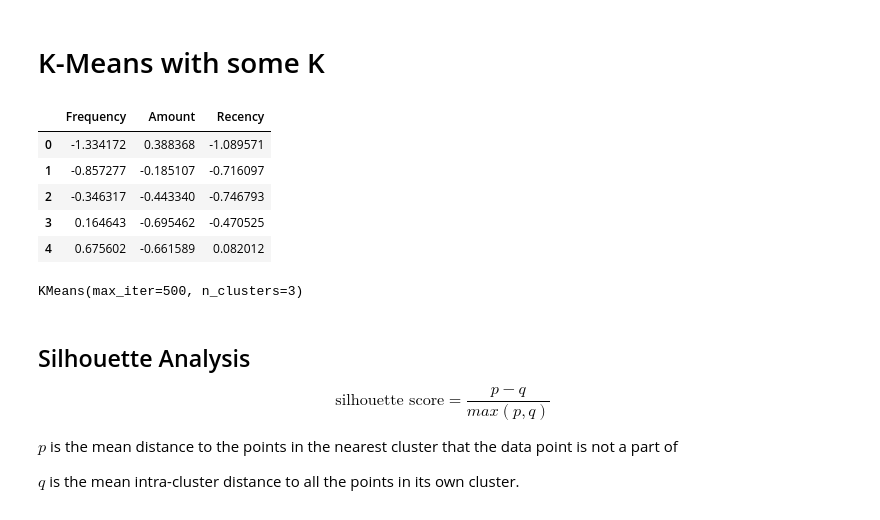
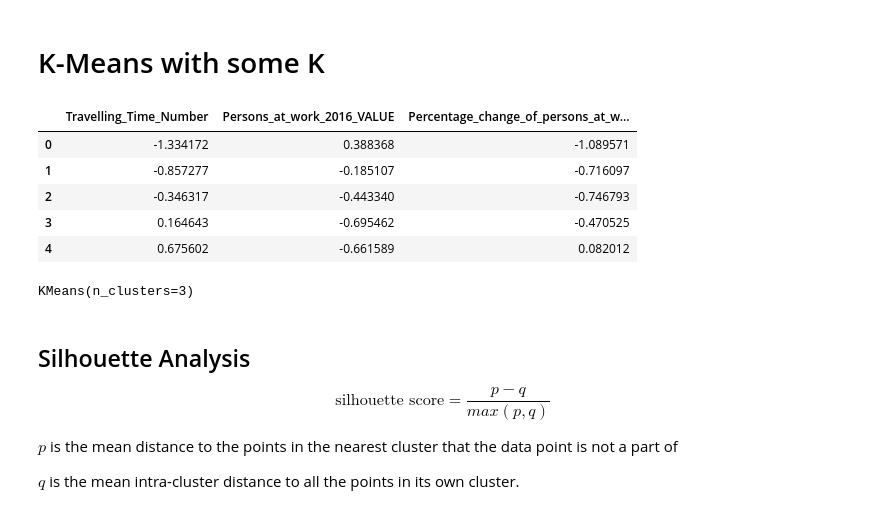
Before and after one commit to sba23437/GIT-Repository-for-CA2, a Jupyter notebook: Python_Notebooks/CA2_DUBLIN_TRANSPORT_REDDIT_Sentiment_Analysis&ML Techniques.ipynb, the cells around one changed output. Drawn from its saved outputs; the diff is of its cells as text; code cells hidden in the pictures.

```diff
--- a/Python_Notebooks/CA2_DUBLIN_TRANSPORT_REDDIT_Sentiment_Analysis&ML Techniques.ipynb
+++ b/Python_Notebooks/CA2_DUBLIN_TRANSPORT_REDDIT_Sentiment_Analysis&ML Techniques.ipynb
@@ -468,10 +468,10 @@ array([[-1.33417245,  0.38836808, -1.08957064],
 # K-Means with some K
 # %%
 RFM_norm1 = pd.DataFrame(RFM_norm1)
-RFM_norm1.columns = ['Frequency','Amount','Recency']
+RFM_norm1.columns = ['Travelling_Time_Number','Persons_at_work_2016_VALUE','Percentage_change_of_persons_at_work_2011_2016']
 RFM_norm1.head()
 # %% [output]
-|  | Frequency | Amount | Recency |
+|  | Travelling_Time_Number | Persons_at_work_2016_VALUE | Percentage_change_of_persons_at_w... |
 | 0 | -1.334172 | 0.388368 | -1.089571 |
 | 1 | -0.857277 | -0.185107 | -0.716097 |
 | 2 | -0.346317 | -0.443340 | -0.746793 |
@@ -479,10 +479,10 @@ RFM_norm1.head()
 | 4 | 0.675602 | -0.661589 | 0.082012 |
 # %%
 # Kmeans
-model_clus5 = KMeans(n_clusters = 3, max_iter=500)
+model_clus5 = KMeans(n_clusters = 3, max_iter=300)
 model_clus5.fit(RFM_norm1)
 # %% [output]
-KMeans(max_iter=500, n_clusters=3)
+KMeans(n_clusters=3)
 # %% [markdown]
 ## Silhouette Analysis
 
```
Also changed, not shown: parts of 33 cells of this notebook, 3 other files.
